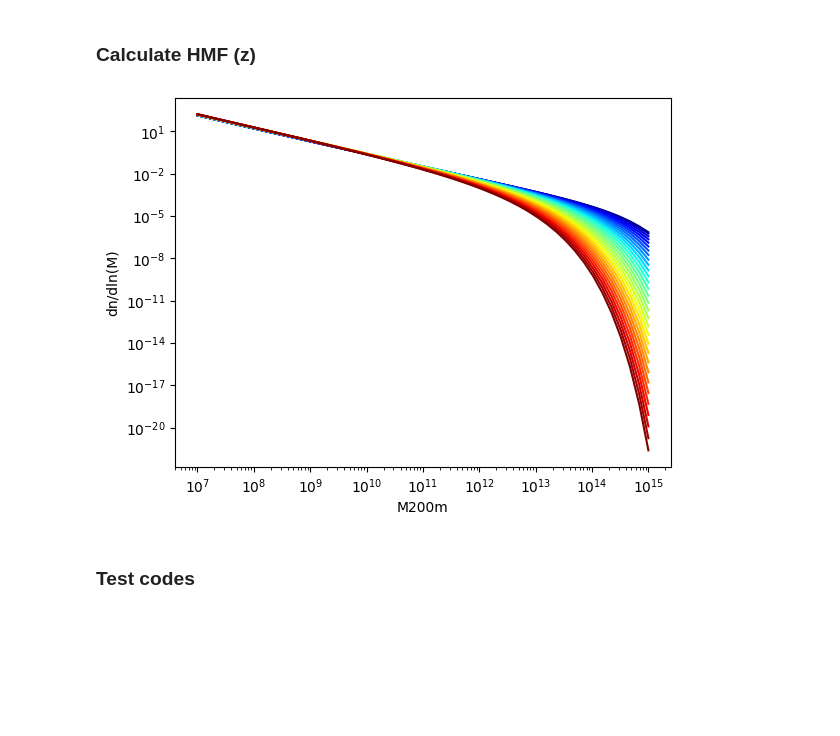
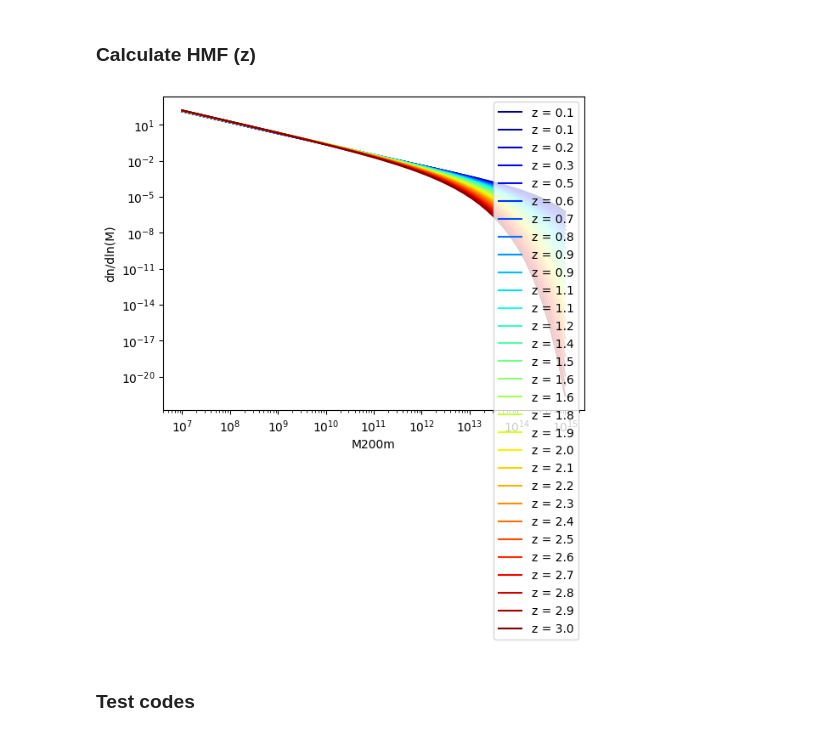
Before and after one commit to destrys/galCIB, a Jupyter notebook: base-lcdm.ipynb, the cells around one changed output. Drawn from its saved outputs; the diff is of its cells as text; code cells hidden in the pictures; blank space fills up the shorter version.

```diff
--- a/base-lcdm.ipynb
+++ b/base-lcdm.ipynb
@@ -105,11 +102,11 @@ from colossus.lss import mass_function
 # %%
 cc.setCurrent(colossus_planck_cosmo) # set cosmology defn
 
-hmfz = np.zeros((len(z_with_0), len(Mh))) #HMF of shape (z, Mh)
+hmfz = np.zeros((len(z), len(Mh))) #HMF of shape (z, Mh)
 
-for i in range(len(z_with_0)):
+for i in range(len(z)):
     hmfz[i] = mass_function.massFunction(x = Mh,
-                           z = z_with_0[i],
+                           z = z[i],
                            mdef = '200m',
                            model = 'tinker08',
                            q_in = 'M',
@@ -117,13 +114,14 @@ for i in range(len(z_with_0)):
 # %%
 plt.xlabel('M200m')
 plt.ylabel('dn/dln(M)')
 
-colors = plt.cm.jet(c)
-for i in range(len(z_with_0)):
-    plt.loglog(Mh, hmfz[i], '-', label = 'z = %.1f' % (z_with_0[i]),
+colors = plt.cm.jet(np.linspace(0,1,len(z)))
+for i in range(len(z)):
+    plt.loglog(Mh, hmfz[i], '-', label = 'z = %.1f' % (z[i]),
              color = colors[i])
+plt.legend();
 # %% [output]
-[figure, old version]
+[figure, new version]
 # %%
 # save hmf dictionary information
 hmfz_dict = {}
```
Also changed, not shown: parts of 40 cells of this notebook, 2 other files.
